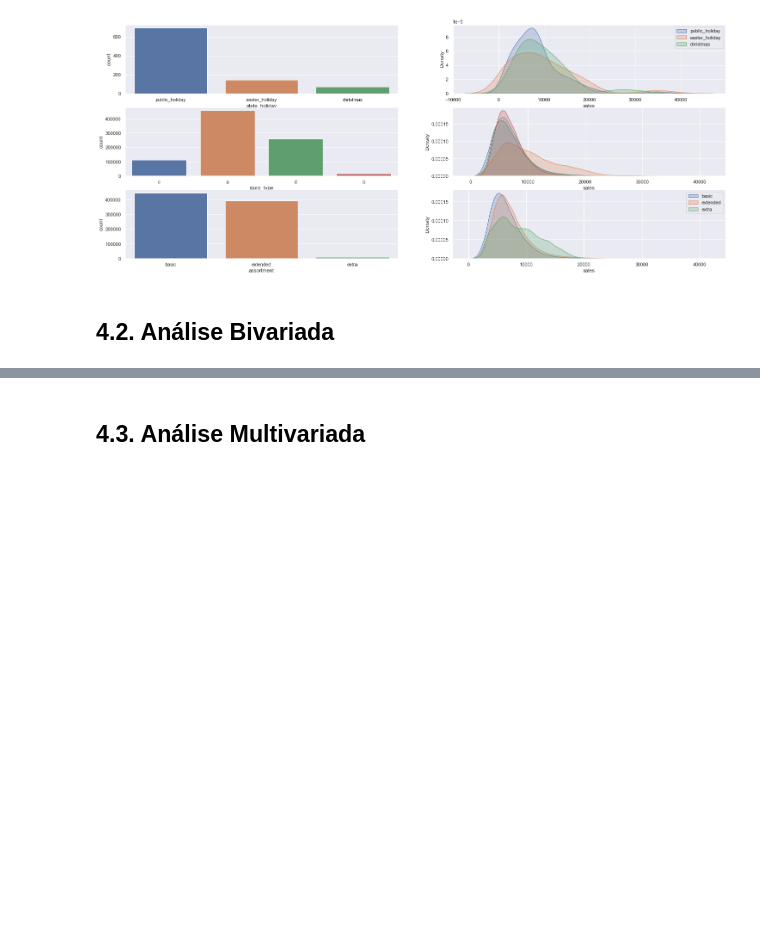
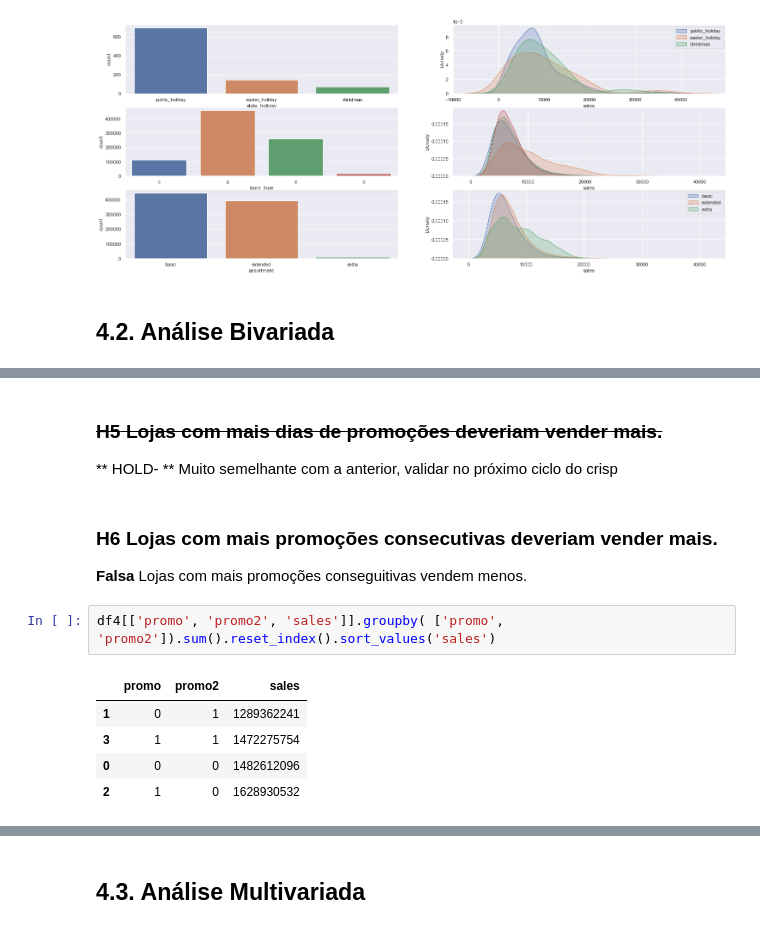
Before and after one commit to andersonftdj/DataScienceEmProducao, a Jupyter notebook: m04_v01_store_sales_prediction.ipynb, the cells around one changed output, grey strips where cells are left out. Cells and saved outputs as stored; diff of their text form; blank space fills up the shorter version.

```diff
--- a/m04_v01_store_sales_prediction.ipynb
+++ b/m04_v01_store_sales_prediction.ipynb
@@ -548,0 +567,17 @@ plt.show()
+# %% [markdown]
+### <s>**H5** Lojas com mais dias de promoções deveriam vender mais. </s>
+
+** HOLD- ** Muito semelhante com a anterior, validar no próximo ciclo do crisp
+# %% [markdown]
+### **H6** Lojas com mais promoções consecutivas deveriam vender mais.
+
+
+**Falsa**  Lojas com mais promoções conseguitivas vendem menos.
+# %%
+df4[['promo', 'promo2', 'sales']].groupby( ['promo', 'promo2']).sum().reset_index().sort_values('sales')
+# %% [output]
+|  | promo | promo2 | sales |
+| 1 | 0 | 1 | 1289362241 |
+| 3 | 1 | 1 | 1472275754 |
+| 0 | 0 | 0 | 1482612096 |
+| 2 | 1 | 0 | 1628930532 |
```
Also changed, not shown: parts of 18 cells of this notebook.
